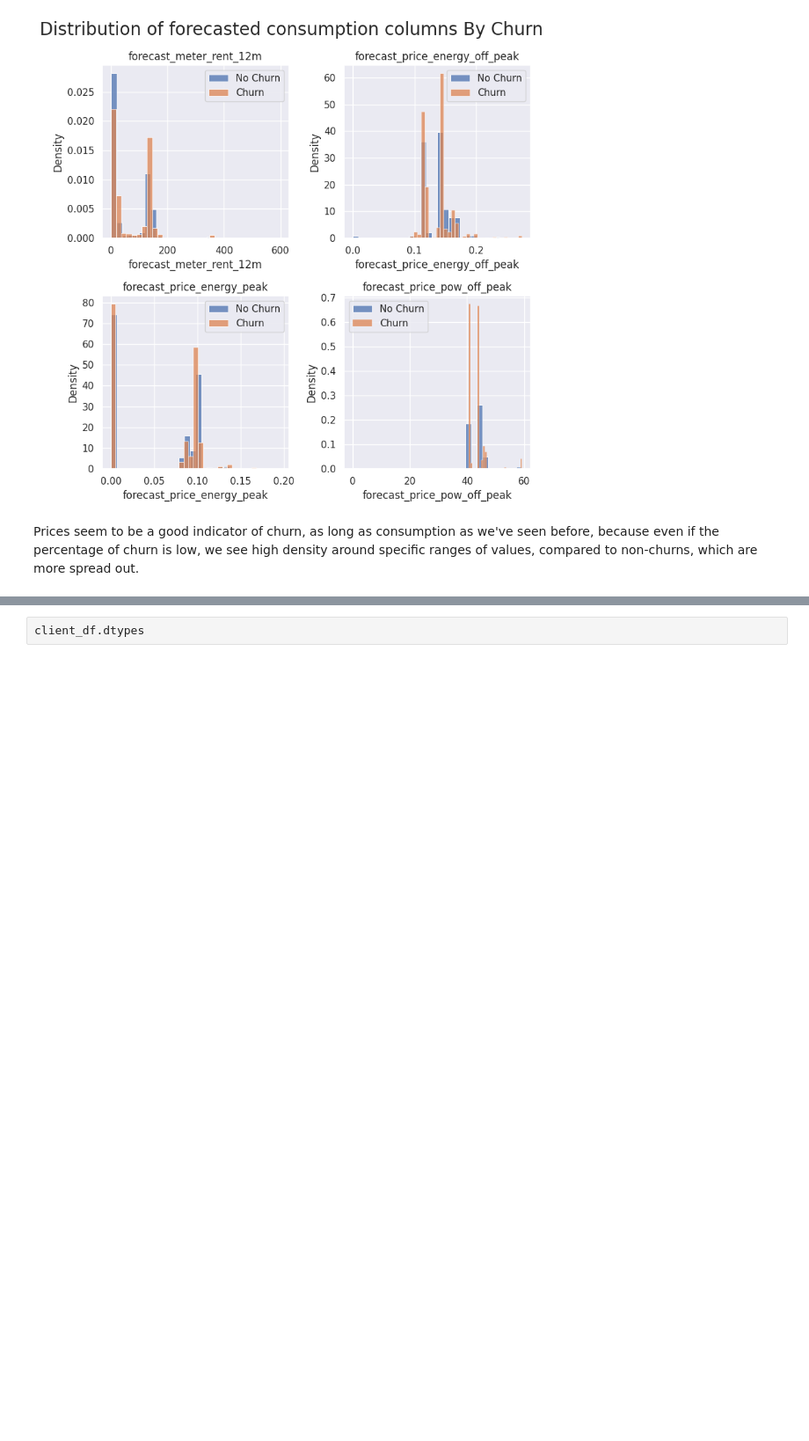
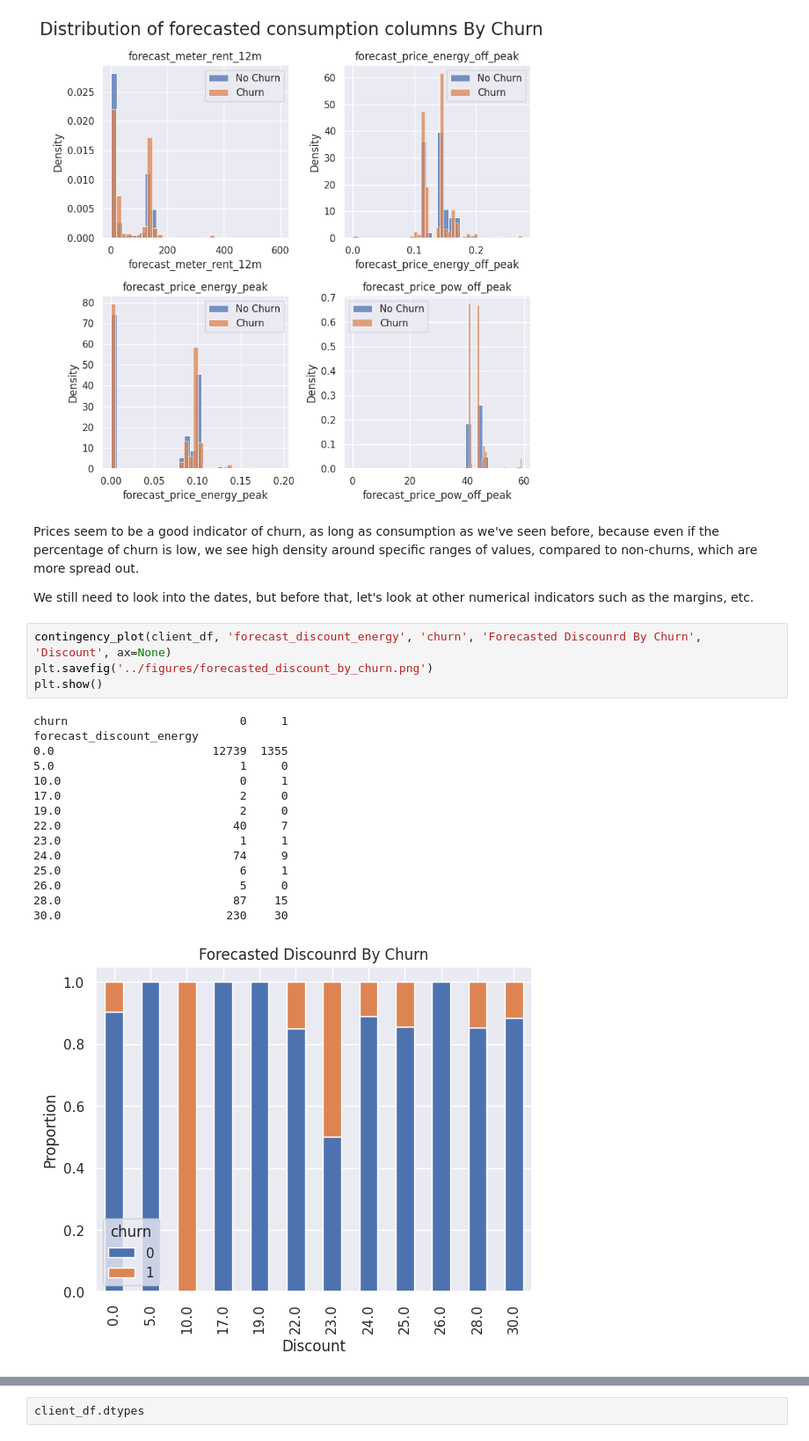
Before and after one commit to mnijadi/energy-company-customer-churn, a Jupyter notebook: notebooks/eda.ipynb, the cells around one changed output, grey strips where cells are left out. Shown at 88% size. Cells and saved outputs as stored; diff of their text form; blank space fills up the shorter version.

Commit message:
Explore margins and their association with churn

```diff
--- a/notebooks/eda.ipynb
+++ b/notebooks/eda.ipynb
@@ -386,3 +386,25 @@ plt.show()
 [figure]
 # %% [markdown]
 Prices seem to be a good indicator of churn, as long as consumption as we've seen before, because even if the percentage of churn is low, we see high density around specific ranges of values, compared to non-churns, which are more spread out.
+
+We still need to look into the dates, but before that, let's look at other numerical indicators such as the margins, etc.
+# %%
+contingency_plot(client_df, 'forecast_discount_energy', 'churn', 'Forecasted Discounrd By Churn', 'Discount', ax=None)
+plt.savefig('../figures/forecasted_discount_by_churn.png')
+plt.show()
+# %% [output]
+churn                         0     1
+forecast_discount_energy
+0.0                       12739  1355
+5.0                           1     0
+10.0                          0     1
+17.0                          2     0
+19.0                          2     0
+22.0                         40     7
+23.0                          1     1
+24.0                         74     9
+25.0                          6     1
+26.0                          5     0
+28.0                         87    15
+30.0                        230    30
+[figure, added]
```
Also changed, not shown: parts of 10 cells of this notebook, 4 other files.
